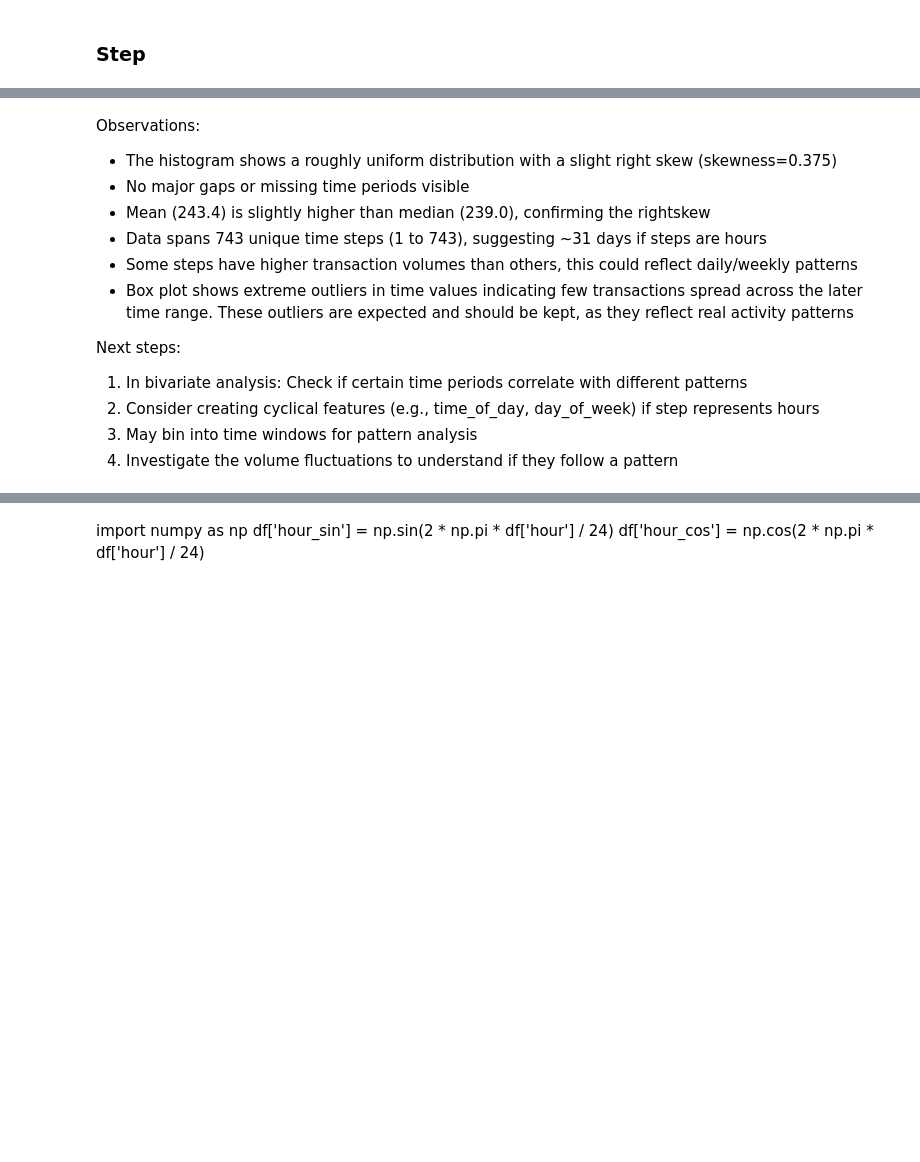
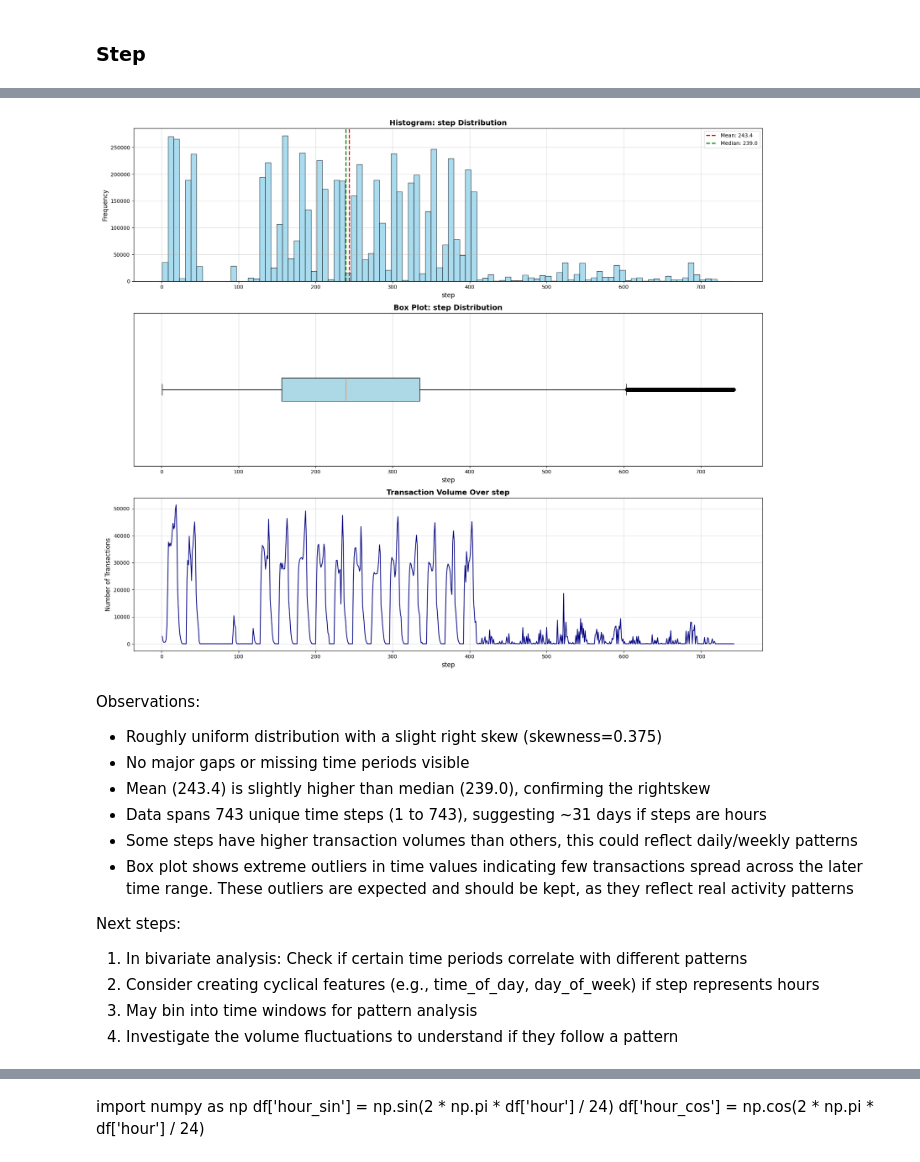
Before and after one commit to amaldu/fraud_detection, a Jupyter notebook: notebooks/01_univar_analysis.ipynb, the cells around one changed output, grey strips where cells are left out. Saved outputs shown, nothing was run; the diff lists cells and outputs as text; code cells hidden in the pictures; blank space fills up the shorter version.

Commit message:
univar step analysis

```diff
--- a/notebooks/01_univar_analysis.ipynb
+++ b/notebooks/01_univar_analysis.ipynb
@@ -203,7 +305,11 @@ plt.show()
+# %%
+numerical_plots(df['step'])
+# %% [output]
+[figure, added]
 # %% [markdown]
 Observations:
 
-- The histogram shows a roughly uniform distribution with a slight right skew (skewness=0.375)
+- Roughly uniform distribution with a slight right skew (skewness=0.375)
 - No major gaps or missing time periods visible
 - Mean (243.4) is slightly higher than median (239.0), confirming the rightskew
 - Data spans 743 unique time steps (1 to 743), suggesting ~31 days if steps are hours
```
Also changed, not shown: parts of 30 cells of this notebook.
